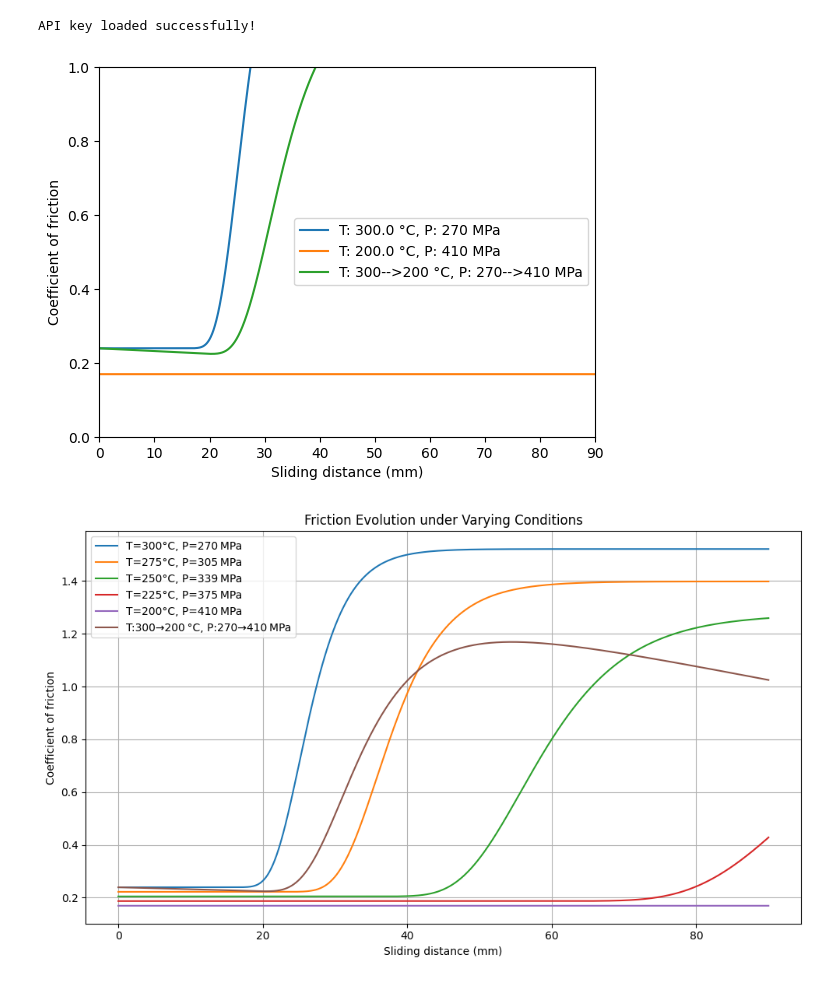
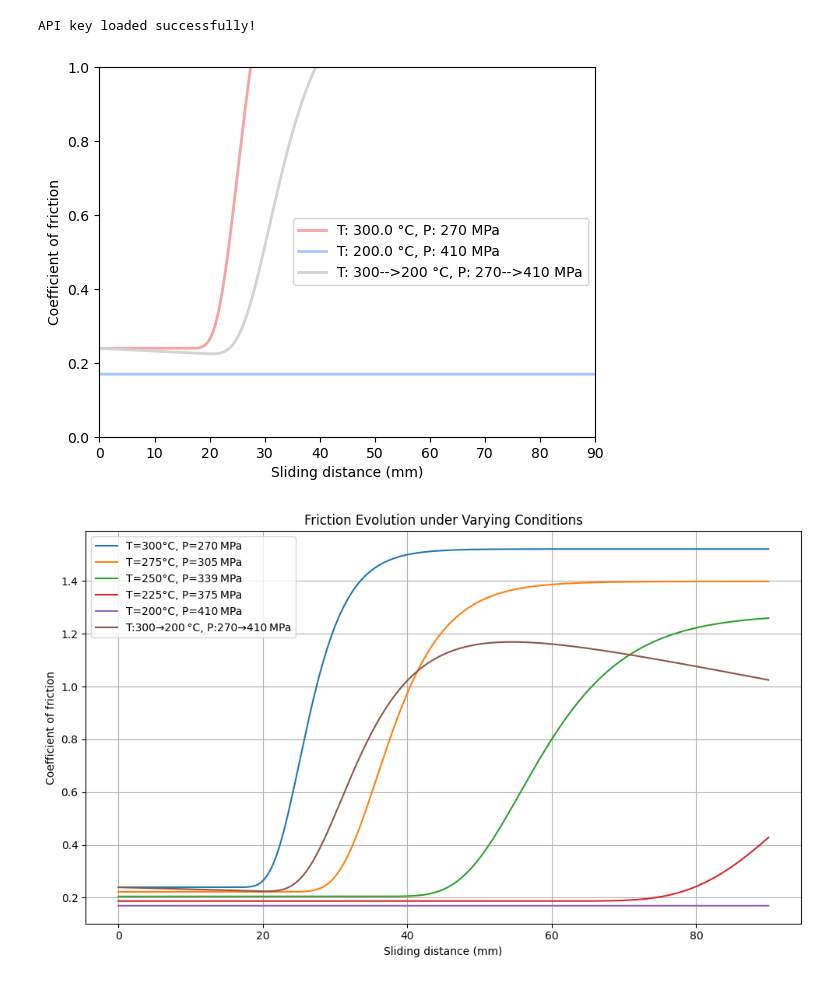
Before and after one commit to kyanjd/smart-scraper, a Jupyter notebook: src/paper_to_equation/Postprocessing/postprocessing_dev.ipynb, the cells around one changed output. Saved outputs shown, nothing was run; the diff lists cells and outputs as text; code cells hidden in the pictures.

```diff
--- a/src/paper_to_equation/Postprocessing/postprocessing_dev.ipynb
+++ b/src/paper_to_equation/Postprocessing/postprocessing_dev.ipynb
@@ -490,35 +490,50 @@ def friction_model():
 
         t[j]=j*t_step
         ht_dot[j]=-ht[j]*(c*(P**k1)*(v**k2)/(ita**k3))
         ht[j+1]=ht[j]+ht_dot[j]*t_step
         beta[j]=np.exp(-(lambda1*ht[j])**lambda2)
         u[j]=(1-beta[j])*ul+beta[j]*ud
 
     cof_store.append(u)
     labels.append(f"T: 300-->200 °C, P: 270-->410 MPa")
 
     # plot the results
     return cof_store, labels, slidingdistance
 
 def plot_friction_model(cof_store, labels, slidingdistance):
     fig, ax = plt.subplots()
     for i in range(len(cof_store)):
         if i not in [1,2,3]:
             ax.plot(slidingdistance, cof_store[i], label=labels[i])
     ax.set_xlim(0, 90)
     ax.set_ylim(0, 1)
     ax.set_xlabel("Sliding distance (mm)")
     ax.set_ylabel("Coefficient of friction")
     ax.legend()
+    plt.savefig("Figures/friction.svg")
 
 
 
 
+scatter_colors = [
+    "#f4a6a6",  # pastel red
+    "#a6c8ff",  # pastel medium blue
+    "#d3d3d3",  # light grey
+]
 
 cof_store, labels, slidingdistance = friction_model()
-plot_friction_model(cof_store, labels, slidingdistance)
+for i in range(len(cof_store)):
+    if i not in [1,2,3]:
+        plt.plot(slidingdistance, cof_store[i], label=labels[i], color=scatter_colors[i % len(scatter_colors)], linewidth=2)
+plt.xlim(0, 90)
+plt.ylim(0, 1)
+plt.xlabel("Sliding distance (mm)")
+plt.ylabel("Coefficient of friction")
+plt.legend()
+plt.savefig("friction.svg")
+# plot_friction_model(cof_store, labels, slidingdistance)
 # %% [output]
-[figure, old version]
+[figure, new version]
 # %%
 def run_simulation(T_array, P_array, v, ul0, ud0, Al, Ad, A, ita0, params, initial_ht=25, max_distance=90, t_step=0.0005):
     """
```
Also changed, not shown: 3 other files.
